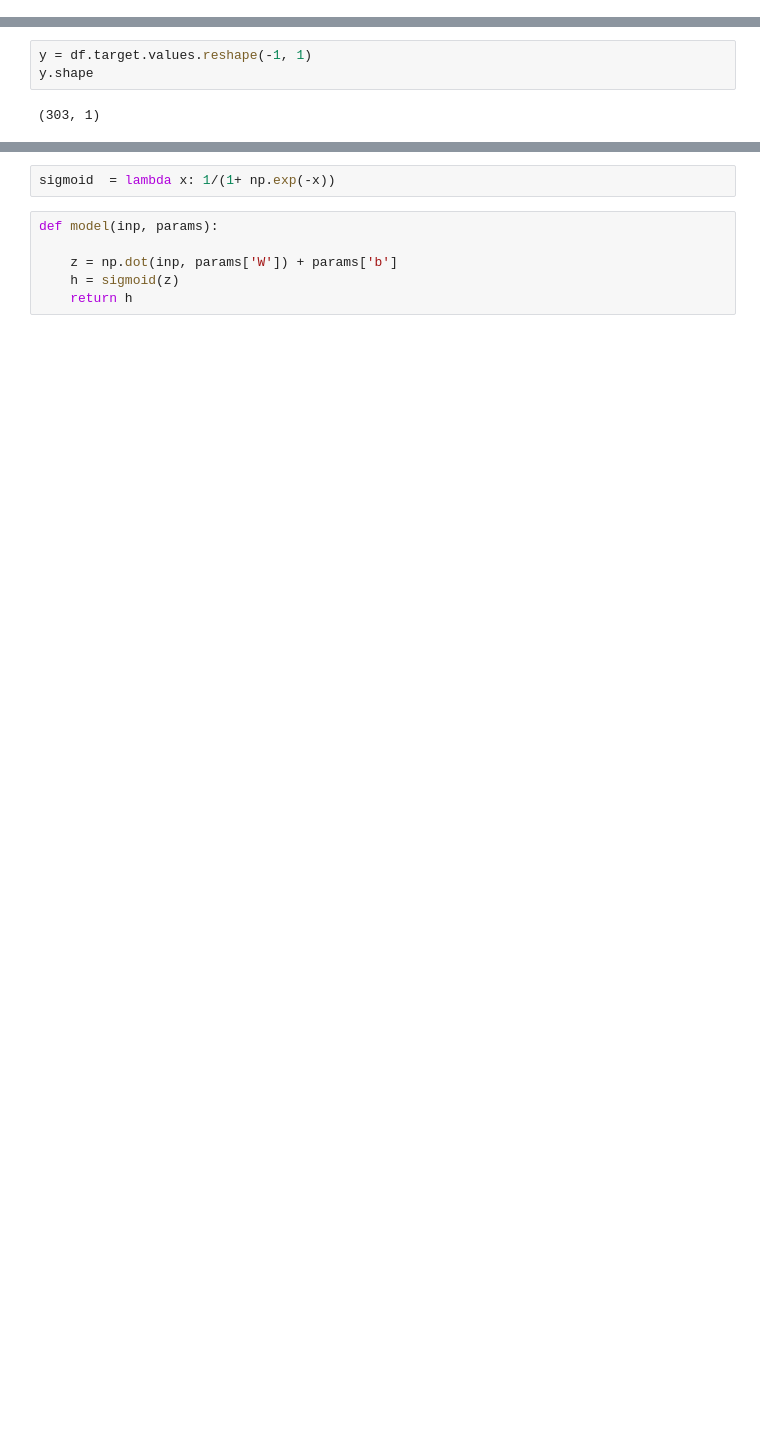
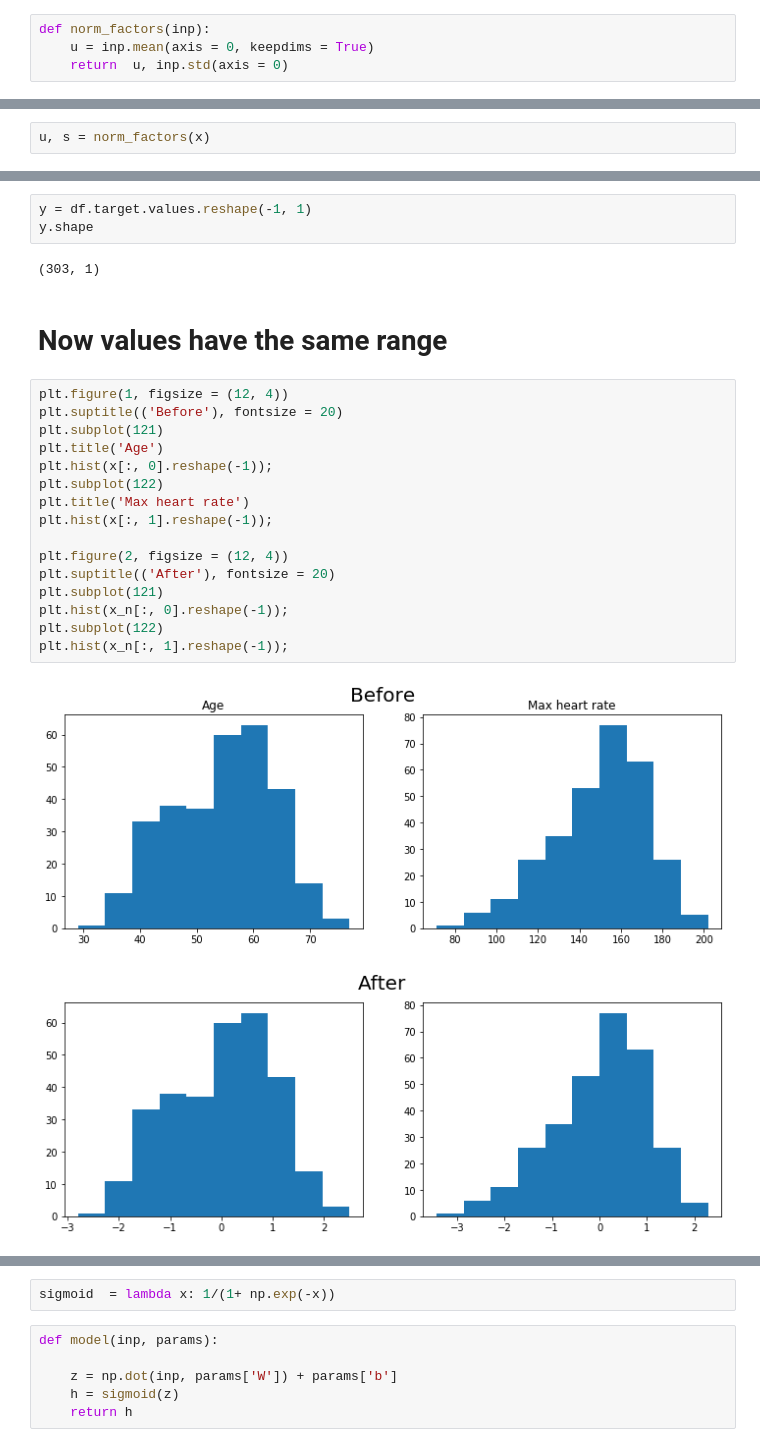
Before and after one commit to luisdiaz1997/DataScienceCourse, a Jupyter notebook: LogisticRegression.ipynb, the cells around one changed output, grey strips where cells are left out. Drawn from its saved outputs; the diff is of its cells as text; blank space fills up the shorter version.

```diff
--- a/LogisticRegression.ipynb
+++ b/LogisticRegression.ipynb
@@ -70,5 +84,11 @@ Text(0, 0.5, 'Max Heart Rate')
+# %%
+def norm_factors(inp):
+    u = inp.mean(axis = 0, keepdims = True)
+    return  u, inp.std(axis = 0)
 # %%
 x = np.array([df.age.values,df.thalach.values]).T
 x.shape
 # %% [output]
 (303, 2)
+# %%
+u, s = norm_factors(x)
@@ -77,5 +102,26 @@ y = df.target.values.reshape(-1, 1)
 y.shape
 # %% [output]
 (303, 1)
+# %% [markdown]
+# Now values have the same range
+# %%
+plt.figure(1, figsize = (12, 4))
+plt.suptitle(('Before'), fontsize = 20)
+plt.subplot(121)
+plt.title('Age')
+plt.hist(x[:, 0].reshape(-1));
+plt.subplot(122)
+plt.title('Max heart rate')
+plt.hist(x[:, 1].reshape(-1));
+
+plt.figure(2, figsize = (12, 4))
+plt.suptitle(('After'), fontsize = 20)
+plt.subplot(121)
+plt.hist(x_n[:, 0].reshape(-1));
+plt.subplot(122)
+plt.hist(x_n[:, 1].reshape(-1));
+# %% [output]
+[figure, added]
+[figure, added]
 # %%
 def get_params(shape):
```
Also changed, not shown: parts of 45 cells of this notebook, 1 other file.
